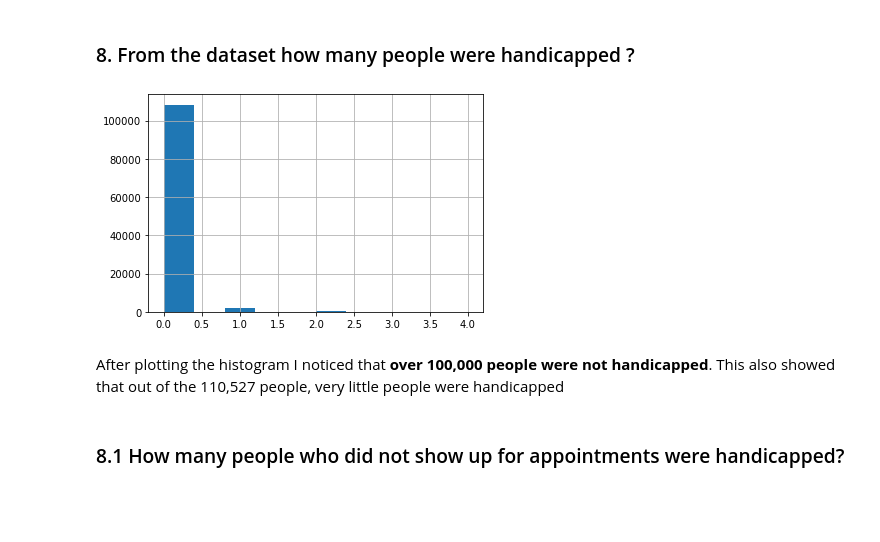
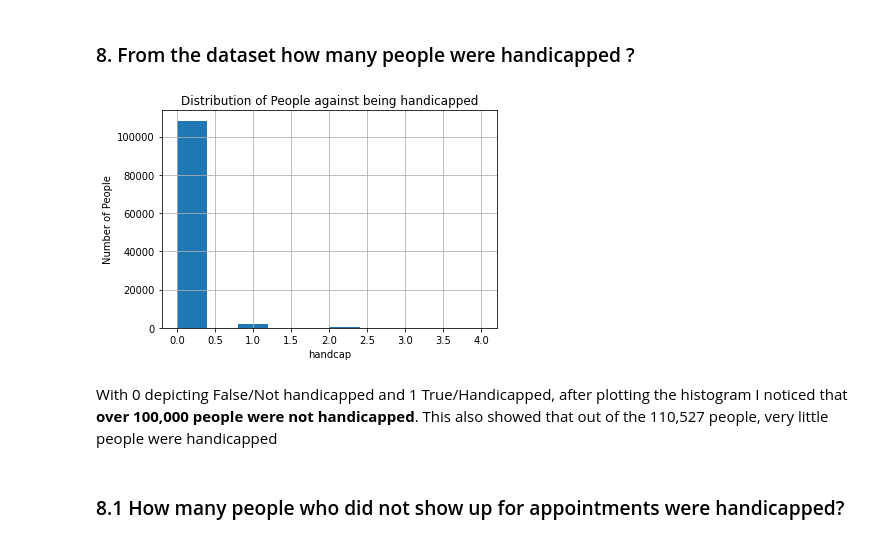
Before and after one commit to EricOdhiambo/Investigation-of-Patients-not-showing-up-for-Appointments, a Jupyter notebook: Patients_NoShowup_for_Appointment_Investigation.ipynb, the cells around one changed output. Saved outputs shown, nothing was run; the diff lists cells and outputs as text; code cells hidden in the pictures; blank space fills up the shorter version.

```diff
--- a/Patients_NoShowup_for_Appointment_Investigation.ipynb
+++ b/Patients_NoShowup_for_Appointment_Investigation.ipynb
@@ -474,14 +475,13 @@ plt.grid(True)
 Around 80,000 people who had the appointments were non-alcoholic
 # %% [markdown]
 ### 8. From the dataset how many people were handicapped ?
-# %%
-# Distribution of number of people against being handicapped
-
-no_showup_df['handcap'].hist(); # use of hist() function to draw histogram
-# %% [output]
-[figure, removed]
+# %%
+#calling the plot_histogram function and input values
+plot_histogram('handcap','handcap','Distribution of People against being handicapped')
+# %% [output]
+[figure, added]
 # %% [markdown]
-After plotting the histogram I noticed that **over 100,000 people were not handicapped**. This also showed that out of the 110,527 people, very little people were handicapped
+With 0 depicting False/Not handicapped and 1 True/Handicapped, after plotting the histogram I noticed that **over 100,000 people were not handicapped**. This also showed that out of the 110,527 people, very little people were handicapped
 # %% [markdown]
 ### 8.1 How many people who did not show up for appointments were handicapped?
 # %%
```
Also changed, not shown: parts of 8 cells of this notebook.
